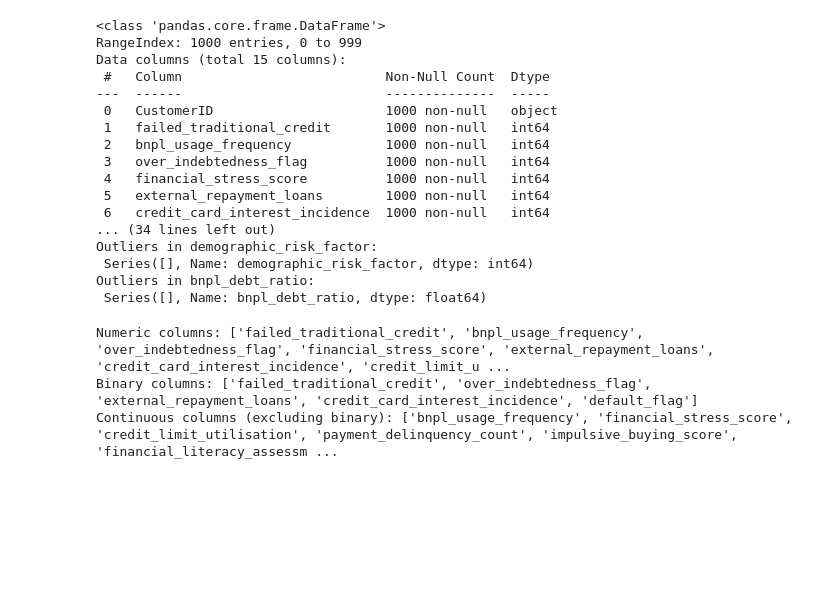
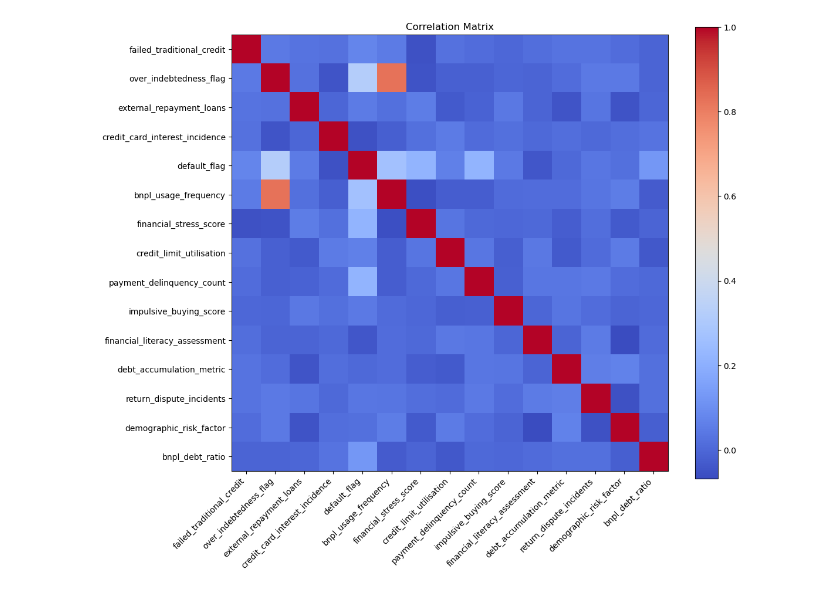
Before and after one commit to IsmailZei/Credit-Risk-Models-in-BNPL, a Jupyter notebook: test.ipynb, the cells around one changed output. Saved outputs shown, nothing was run; the diff lists cells and outputs as text; code cells hidden in the pictures; blank space fills up the shorter version.

```diff
--- a/test.ipynb
+++ b/test.ipynb
@@ -6,4 +45,4 @@ Hello, World!
 # %%
-import  pandas as pd
 #open file bnpl
-df = pd.read_csv('bnpl.csv')
+data = pd.read_csv('bnpl.csv')
+data.info()
@@ -17,0 +53,13 @@ def find_iqr_outliers(series):
+# %%
+data = DefaultFlagGenerator(data)
+data_clean = data.drop(columns=['CustomerID'])
+# %%
+binary_cols=[col for col in data_clean.columns if data_clean[col].nunique() == 2]
+continuous_cols = [col for col in data_clean.columns if data_clean[col].nunique() > 2]
+print("Binary columns:", binary_cols)
+print("Continuous columns:", continuous_cols)
+# %%
+
+data_scaled = Scaler(data_clean,continuous_cols, binary_cols)
+data_scaled.to_csv('bnpl_scaled.csv', index=False)
+print("Data processing complete. Scaled data saved to 'bnpl_scaled.csv'.")
@@ -18,24 +78,8 @@ def find_iqr_outliers(series):
 # %%
-df.info()
 #check for outliers in each column
-for column in df.select_dtypes(include=['float64', 'int64']).columns:
-    outliers = find_iqr_outliers(df[column])
-    print(f"Outliers in {column}:\n", outliers)
+for column in data_scaled.select_dtypes(include=['float64', 'int64']).columns:
+    outliers = OutlierDetector(data_scaled[column])
+    if not outliers.empty:
+        print(f"Outliers in {column}:\n", outliers)
+    else:
+        print(f"No outliers detected in {column}.")
-# %% [output]
-<class 'pandas.core.frame.DataFrame'>
-RangeIndex: 1000 entries, 0 to 999
-Data columns (total 15 columns):
- #   Column                          Non-Null Count  Dtype
----  ------                          --------------  -----
- 0   CustomerID                      1000 non-null   object
- 1   failed_traditional_credit       1000 non-null   int64
- 2   bnpl_usage_frequency            1000 non-null   int64
- 3   over_indebtedness_flag          1000 non-null   int64
- 4   financial_stress_score          1000 non-null   int64
- 5   external_repayment_loans        1000 non-null   int64
- 6   credit_card_interest_incidence  1000 non-null   int64
-... (34 lines left out)
-Outliers in demographic_risk_factor:
- Series([], Name: demographic_risk_factor, dtype: int64)
-Outliers in bnpl_debt_ratio:
- Series([], Name: bnpl_debt_ratio, dtype: float64)
@@ -58,16 +85,0 @@ df.to_csv('bnpl_cleaned.csv', index=False)
-# %%
-# Step 2: Identify numeric columns
-numeric_columns = df.select_dtypes(include=['float64', 'int64']).columns.tolist()
-
-# Step 3: Separate binary and continuous columns
-binary_columns = [col for col in numeric_columns if df[col].nunique() == 2]
-continuous_columns = [col for col in numeric_columns if df[col].nunique() > 2]
-
-# Step 4: Print the results
-print("Numeric columns:", numeric_columns)
-print("Binary columns:", binary_columns)
-print("Continuous columns (excluding binary):", continuous_columns)
-# %% [output]
-Numeric columns: ['failed_traditional_credit', 'bnpl_usage_frequency', 'over_indebtedness_flag', 'financial_stress_score', 'external_repayment_loans', 'credit_card_interest_incidence', 'credit_limit_u ...
-Binary columns: ['failed_traditional_credit', 'over_indebtedness_flag', 'external_repayment_loans', 'credit_card_interest_incidence', 'default_flag']
-Continuous columns (excluding binary): ['bnpl_usage_frequency', 'financial_stress_score', 'credit_limit_utilisation', 'payment_delinquency_count', 'impulsive_buying_score', 'financial_literacy_assessm ...
@@ -73,0 +108,13 @@ Continuous columns (excluding binary): ['bnpl_usage_frequency', 'financial_stres
+# %%
+#get the correlation matrix
+correlation_matrix = data_scaled.corr()
+plt.figure(figsize=(12, 10))
+plt.imshow(correlation_matrix, cmap='coolwarm', interpolation='none')
+plt.colorbar()
+plt.title('Correlation Matrix')
+#change the x and y ticks to the column names
+plt.xticks(ticks=np.arange(len(data_scaled.columns)), labels=data_scaled.columns, rotation=45, ha='right')
+plt.yticks(ticks=np.arange(len(data_scaled.columns)), labels=data_scaled.columns)
+plt.savefig('correlation_matrix.png')
+# %% [output]
+[figure, added]
```
Also changed, not shown: parts of 13 cells of this notebook, 28 other files.
